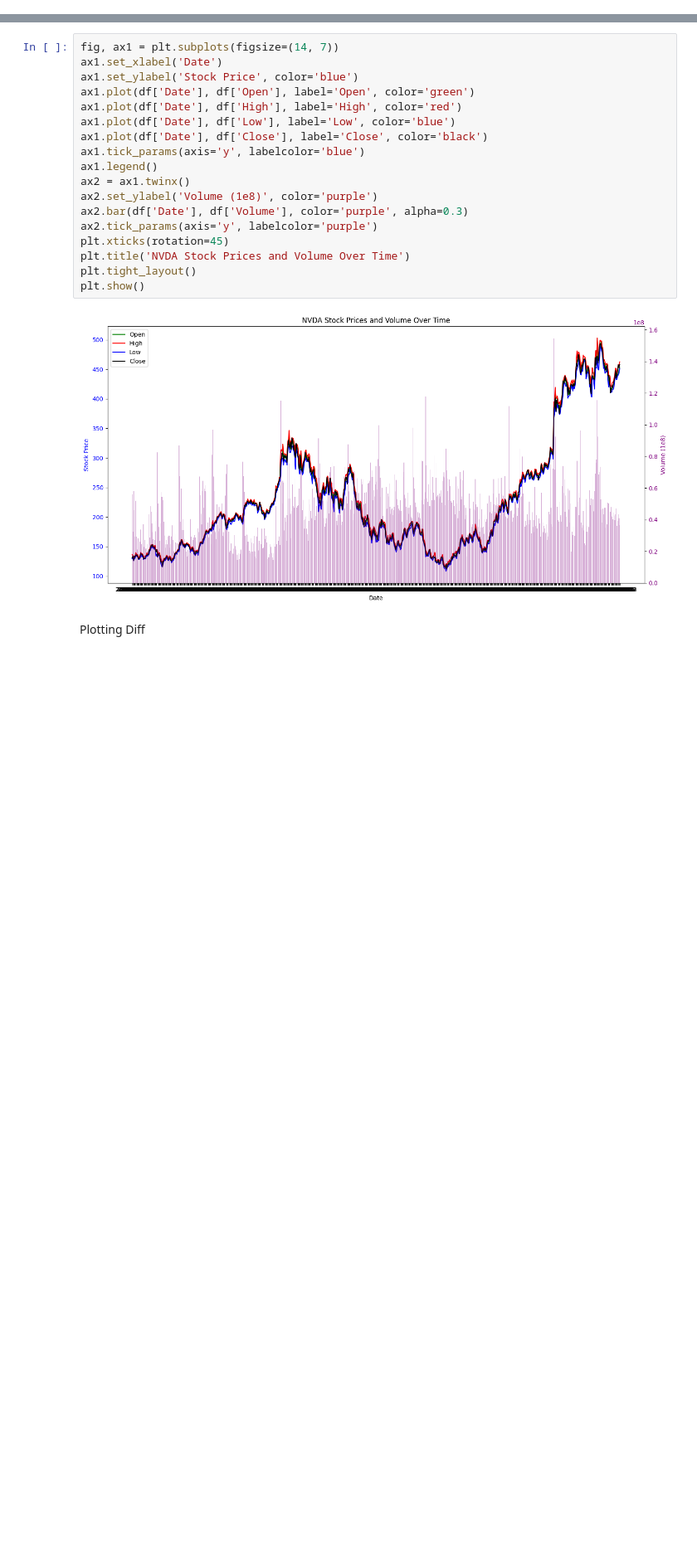
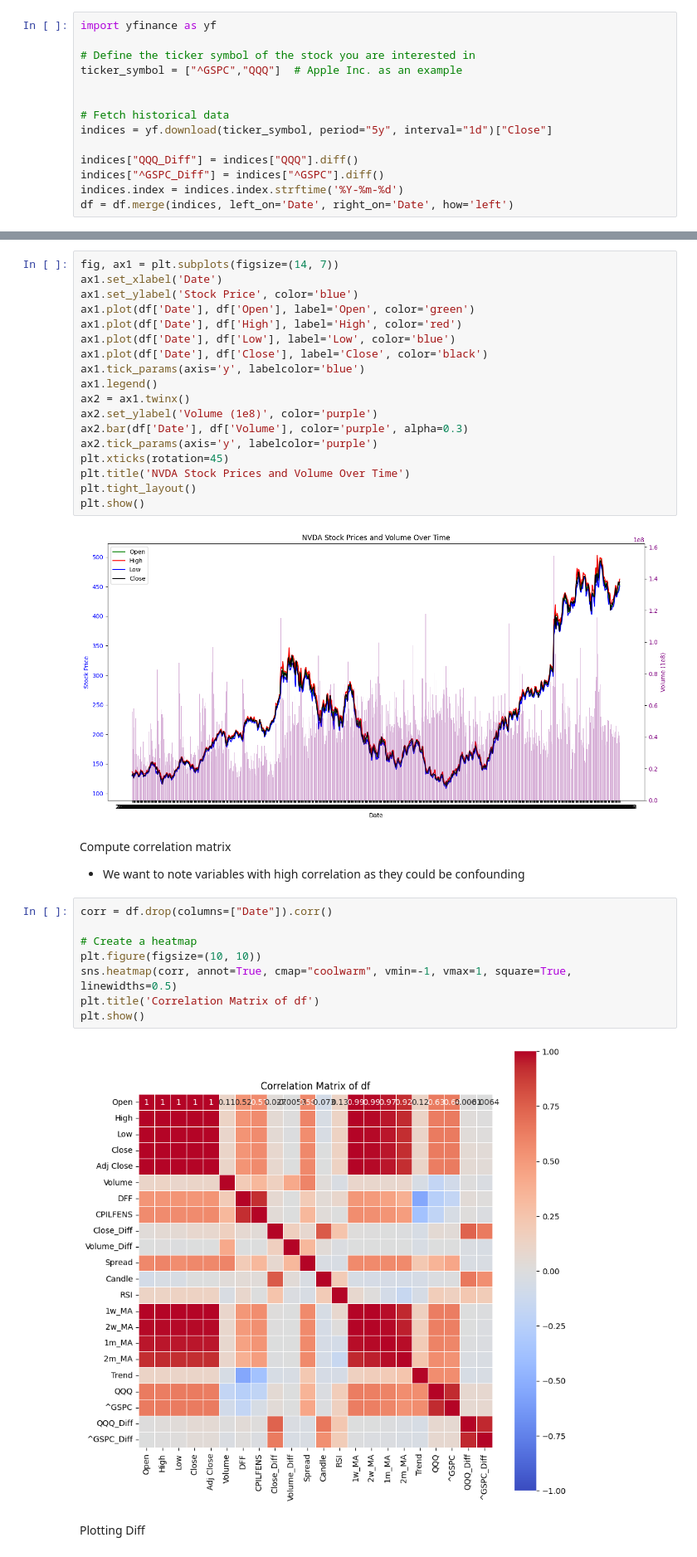
Before and after one commit to ethan-cyj/NUS-Fintech-Project-1, a Jupyter notebook: EDA.ipynb, the cells around one changed output, grey strips where cells are left out. Shown at 83% size. Saved outputs shown, nothing was run; the diff lists cells and outputs as text; blank space fills up the shorter version.

```diff
--- a/EDA.ipynb
+++ b/EDA.ipynb
@@ -98,0 +84,14 @@ Plotting Movements over Time
+# %%
+import yfinance as yf
+
+# Define the ticker symbol of the stock you are interested in
+ticker_symbol = ["^GSPC","QQQ"]  # Apple Inc. as an example
+
+
+# Fetch historical data
+indices = yf.download(ticker_symbol, period="5y", interval="1d")["Close"]
+
+indices["QQQ_Diff"] = indices["QQQ"].diff()
+indices["^GSPC_Diff"] = indices["^GSPC"].diff()
+indices.index = indices.index.strftime('%Y-%m-%d')
+df = df.merge(indices, left_on='Date', right_on='Date', how='left')
@@ -116,6 +119,20 @@ plt.tight_layout()
 plt.show()
 # %% [output]
 [figure]
+# %% [markdown]
+Compute correlation matrix
+
+- We want to note variables with high correlation as they could be confounding
+# %%
+corr = df.drop(columns=["Date"]).corr()
+
+# Create a heatmap
+plt.figure(figsize=(10, 10))
+sns.heatmap(corr, annot=True, cmap="coolwarm", vmin=-1, vmax=1, square=True, linewidths=0.5)
+plt.title('Correlation Matrix of df')
+plt.show()
+# %% [output]
+[figure, added]
 # %% [markdown]
 Plotting Diff
 # %%
```
Also changed, not shown: parts of 8 cells of this notebook, 6 other files.
